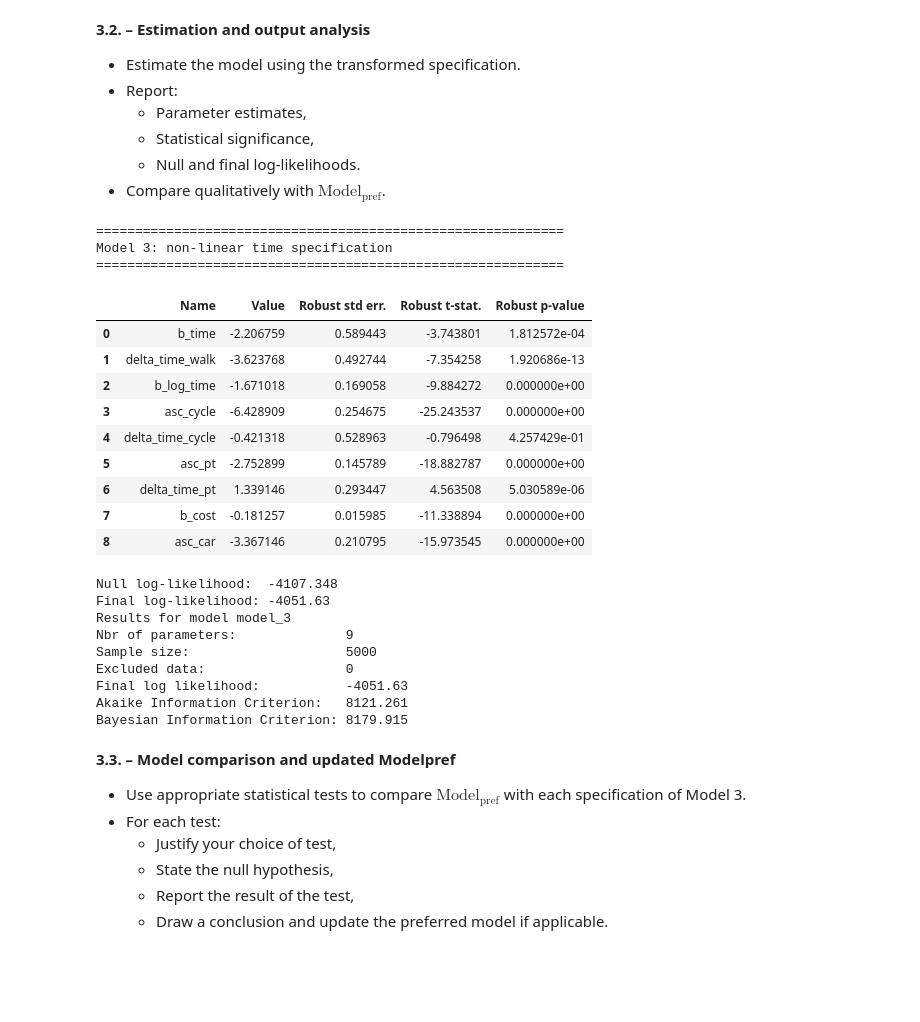
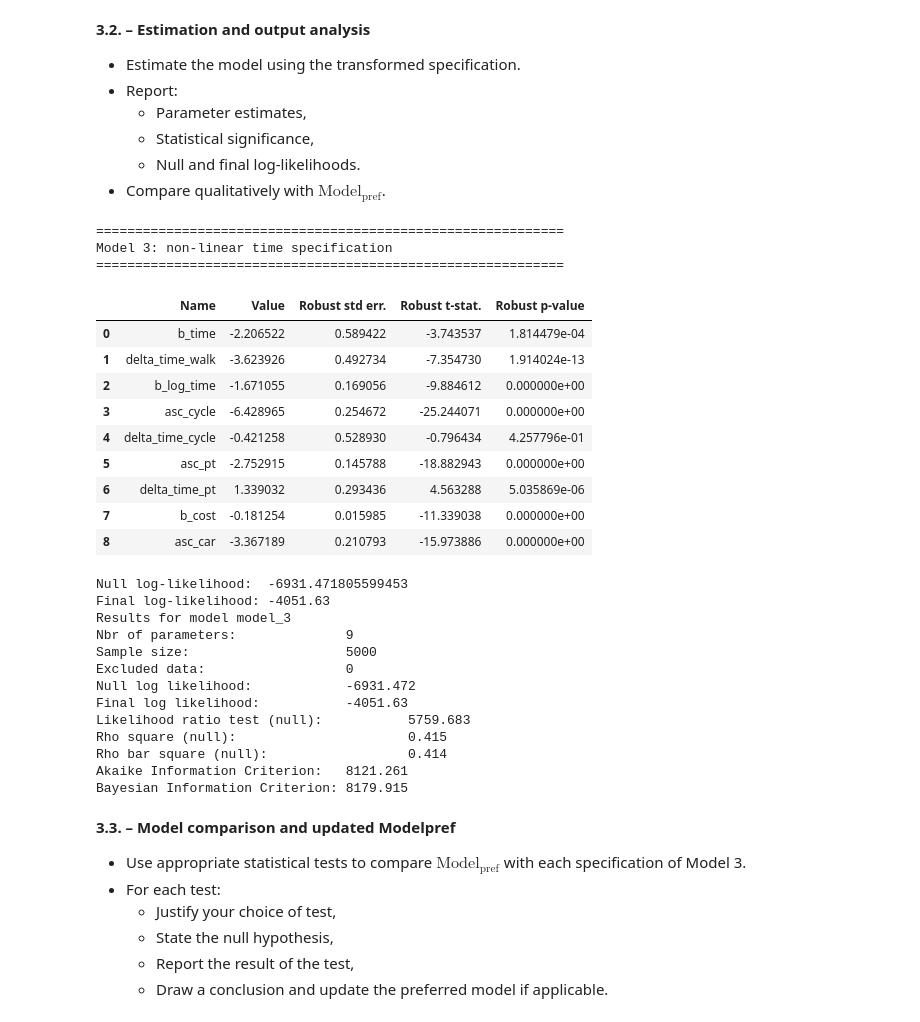
Before and after one commit to doran2728/Math463Group25, a Jupyter notebook: assignment.ipynb, the cells around one changed output. Saved outputs shown, nothing was run; the diff lists cells and outputs as text; code cells hidden in the pictures; blank space fills up the shorter version.

```diff
--- a/assignment.ipynb
+++ b/assignment.ipynb
@@ -995,44 +1025,50 @@ Model_pref assumes a constant value of time. Model 3 allows the value of time to
 # %%
 logprob_3 = loglogit(util=V_3, av=av_3, i=travel_mode)
 biogeme_3 = bio.BIOGEME(database, logprob_3)
 biogeme_3.model_name = "model_3"
+# Null LL = all parameters zero = equal shares 1/4 (not Biogeme's 'Init LL', which is the LL at the starting values)
+biogeme_3.calculate_null_loglikelihood(av_3)
 results_3 = biogeme_3.estimate()
 
 # --- Report ---
 print("=" * 60)
 print("Model 3: non-linear time specification")
 print("=" * 60)
 param_3 = get_pandas_estimated_parameters(estimation_results=results_3)
 display(param_3['Estimated parameters'])
 
 stats_3 = results_3.get_general_statistics()
-print("Null log-likelihood: ", stats_3['Init log likelihood'])
+print("Null log-likelihood: ", results_3.raw_estimation_results.null_log_likelihood)
 print("Final log-likelihood:", stats_3['Final log likelihood'])
 print(results_3.short_summary())
 
 # --- Store for 3.3 ---
 all_results['model_3'] = results_3
 # %% [output]
 ============================================================
 Model 3: non-linear time specification
 ============================================================
 |  | Name | Value | Robust std err. | Robust t-stat. | Robust p-value |
-| 0 | b_time | -2.206759 | 0.589443 | -3.743801 | 1.812572e-04 |
-| 1 | delta_time_walk | -3.623768 | 0.492744 | -7.354258 | 1.920686e-13 |
-| 2 | b_log_time | -1.671018 | 0.169058 | -9.884272 | 0.000000e+00 |
-| 3 | asc_cycle | -6.428909 | 0.254675 | -25.243537 | 0.000000e+00 |
-| 4 | delta_time_cycle | -0.421318 | 0.528963 | -0.796498 | 4.257429e-01 |
-| 5 | asc_pt | -2.752899 | 0.145789 | -18.882787 | 0.000000e+00 |
-| 6 | delta_time_pt | 1.339146 | 0.293447 | 4.563508 | 5.030589e-06 |
-| 7 | b_cost | -0.181257 | 0.015985 | -11.338894 | 0.000000e+00 |
-| 8 | asc_car | -3.367146 | 0.210795 | -15.973545 | 0.000000e+00 |
+| 0 | b_time | -2.206522 | 0.589422 | -3.743537 | 1.814479e-04 |
+| 1 | delta_time_walk | -3.623926 | 0.492734 | -7.354730 | 1.914024e-13 |
+| 2 | b_log_time | -1.671055 | 0.169056 | -9.884612 | 0.000000e+00 |
+| 3 | asc_cycle | -6.428965 | 0.254672 | -25.244071 | 0.000000e+00 |
+| 4 | delta_time_cycle | -0.421258 | 0.528930 | -0.796434 | 4.257796e-01 |
+| 5 | asc_pt | -2.752915 | 0.145788 | -18.882943 | 0.000000e+00 |
+| 6 | delta_time_pt | 1.339032 | 0.293436 | 4.563288 | 5.035869e-06 |
+| 7 | b_cost | -0.181254 | 0.015985 | -11.339038 | 0.000000e+00 |
+| 8 | asc_car | -3.367189 | 0.210793 | -15.973886 | 0.000000e+00 |
-Null log-likelihood:  -4107.348
+Null log-likelihood:  -6931.471805599453
 Final log-likelihood: -4051.63
 Results for model model_3
 Nbr of parameters:              9
 Sample size:                    5000
 Excluded data:                  0
+Null log likelihood:            -6931.472
 Final log likelihood:           -4051.63
+Likelihood ratio test (null):           5759.683
+Rho square (null):                      0.415
+Rho bar square (null):                  0.414
 Akaike Information Criterion:   8121.261
 Bayesian Information Criterion: 8179.915
 # %% [markdown]
```
Also changed, not shown: parts of 12 cells of this notebook, 1 other file.
